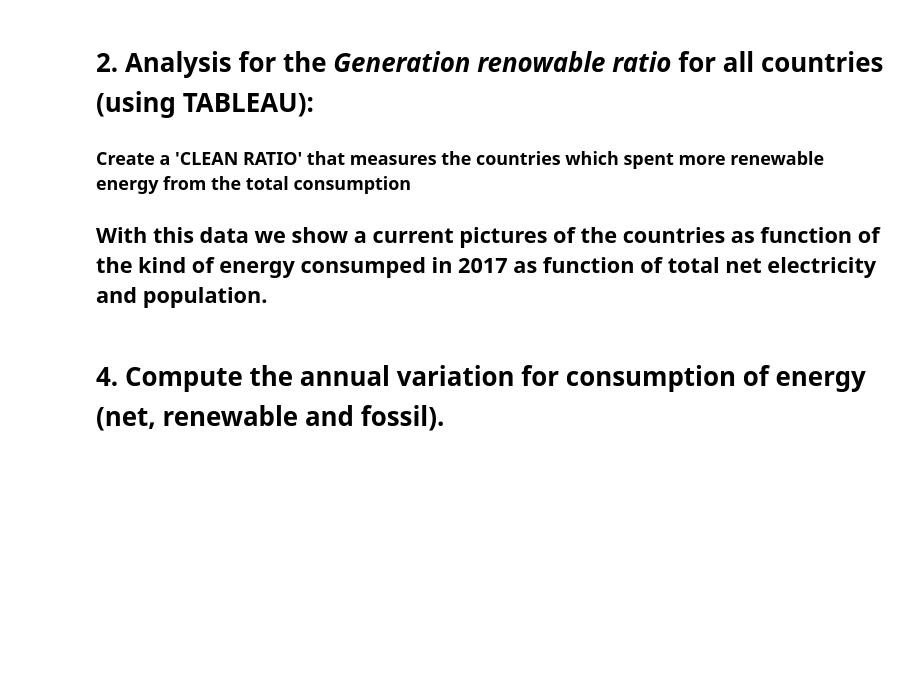
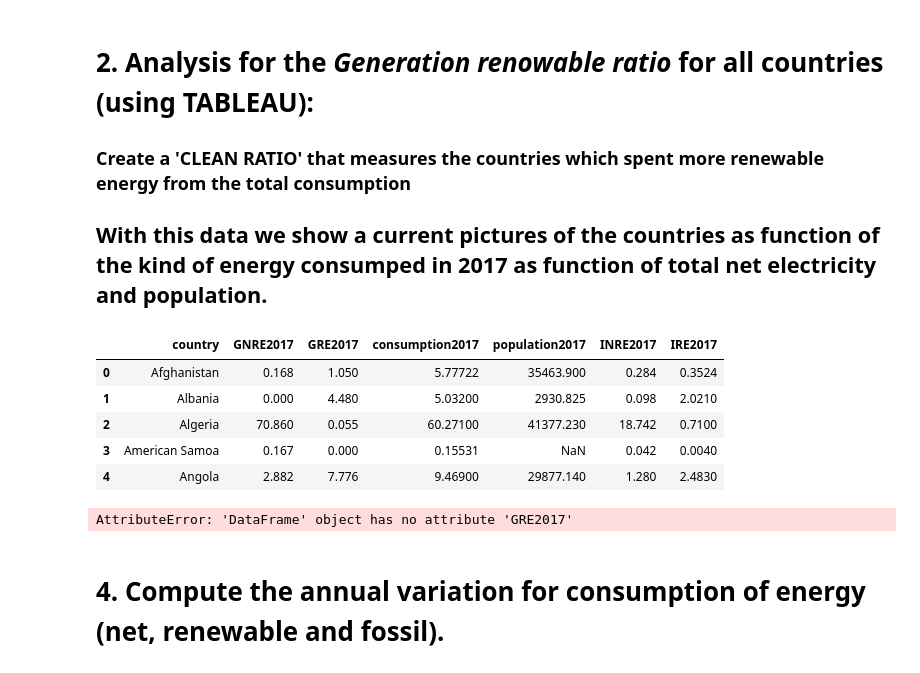
Before and after one commit to rubenmartinezlorente/Project-Week-8-Final-Project, a Jupyter notebook: your-project/2.data_analysis.ipynb, the cells around one changed output. Cells and saved outputs as stored; diff of their text form; code cells hidden in the pictures; blank space fills up the shorter version.

```diff
--- a/your-project/2.data_analysis.ipynb
+++ b/your-project/2.data_analysis.ipynb
@@ -34,14 +43,13 @@ population = pd.read_csv('../cleaned_data/population.csv',index_col='country')
 countries= list(['Norway','Canada','Iceland','Finland','Denmark','China','United States','India','Japan','South Korea','Brazil','Australia','Spain'])
 
 t = np.arange(1980,2018,1)
-
 for item in countries:
     fig,ax = plt.subplots(1, figsize=(14,7))
-    plt.plot(t,consumption[item:item].T, 'b:', label= 'consumption renewable')
-    plt.plot(t,installations_renewable[item:item].T, 'g*', label='installations renewable')
-    plt.plot(t,installations_norenewable[item:item].T, 'r*', label='installations no renewable')
-    plt.plot(t,generation_renewable[item:item].T, 'g', label='generation renewable')
-    plt.plot(t,generation_norenewable[item:item].T, 'r', label='generation no renewable')
+    plt.plot(t,consumption[item], 'b:', label= 'consumption renewable')
+    plt.plot(t,installations_renewable[item], 'g*', label='installations renewable')
+    plt.plot(t,installations_norenewable[item], 'r*', label='installations no renewable')
+    plt.plot(t,generation_renewable[item], 'g', label='generation renewable')
+    plt.plot(t,generation_norenewable[item], 'r', label='generation no renewable')
     plt.legend = ax.legend(loc='upper left')
     plt.xlabel('YEARS',fontsize=16,fontweight='bold')
     plt.ylabel('ENERGY [BILLIONS OF KWh]',fontsize=16,fontweight='bold')
@@ -114,0 +92,48 @@ ratio.dropna(inplace=True)
+# %%
+GNRE2017 = generation_norenewable.loc[generation_norenewable.year ==2017]
+GRE2017 = generation_renewable.loc[generation_renewable.year==2017]
+consumption2017 = consumption.loc[consumption.year==2017]
+population2017 = population.loc[population.year==2017]
+INRE2017 = installations_norenewable.loc[installations_norenewable.year==2017]
+IRE2017 = installations_renewable.loc[installations_renewable.year==2017]
+
+features_ratio = [GNRE2017,GRE2017,consumption2017, population2017,INRE2017,IRE2017]
+
+def update(df):
+    df = df.transpose()
+    header = df.iloc[0]
+    df =df[1:]
+    df.rename(columns =header,inplace=True)
+    df.reset_index(inplace=True)
+    df = df.rename(columns={'index':'country',2017.0:'Value in Billion of Kwh'})
+    return df
+
+data_ratios = []
+for item in features_ratio:
+    data_ratios.append(update(item))
+# %%
+#MERGE all features in one just table
+for i in (range(len(data_ratios)-1)):
+    datamaster = data_ratios[i].merge(data_ratios[i+1],how ='outer',on='country')
+    data_ratios[i+1] = datamaster
+ad = ['country','GNRE2017','GRE2017','consumption2017', 'population2017','INRE2017','IRE2017']
+datamaster.columns = ad
+# %%
+datamaster.head()
+# %% [output]
+|  | country | GNRE2017 | GRE2017 | consumption2017 | population2017 | INRE2017 | IRE2017 |
+| 0 | Afghanistan | 0.168 | 1.050 | 5.77722 | 35463.900 | 0.284 | 0.3524 |
+| 1 | Albania | 0.000 | 4.480 | 5.03200 | 2930.825 | 0.098 | 2.0210 |
+| 2 | Algeria | 70.860 | 0.055 | 60.27100 | 41377.230 | 18.742 | 0.7100 |
+| 3 | American Samoa | 0.167 | 0.000 | 0.15531 | NaN | 0.042 | 0.0040 |
+| 4 | Angola | 2.882 | 7.776 | 9.46900 | 29877.140 | 1.280 | 2.4830 |
+# %%
+
+
+#CREATE FOLLOWING COLUMNS: RATIO CLEAN COUNTRY GENERATION, RATIO CLEAN COUNTRY INSTALLATION, RATIO CONSUMPTION BY POPULATION
+
+datamaster['ratio_renewable_energy'] = 100*datamaster.GRE2017/datamaster.consumption2017
+datamaster['ratio_renewable_energy_installation'] = 100*datamaster.IRE2017/datamaster.consumption2017
+datamaster['ratio_consumption_by_population'] = 1000*datamaster.consumption2017/datamaster.population2017
+# %% [output]
+AttributeError: 'DataFrame' object has no attribute 'GRE2017'
```
Also changed, not shown: parts of 10 cells of this notebook, 22 other files.
